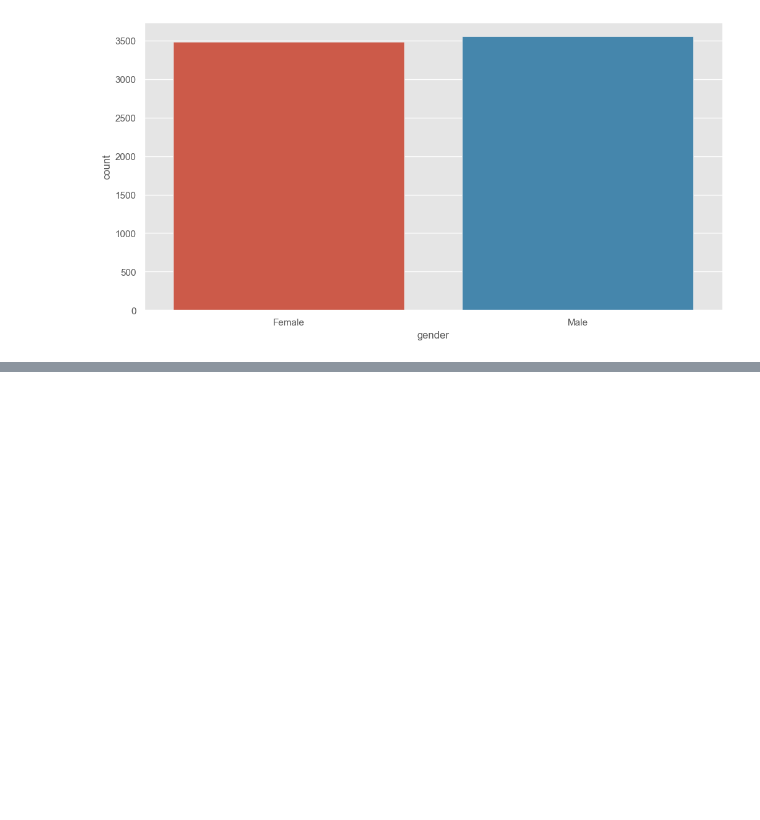
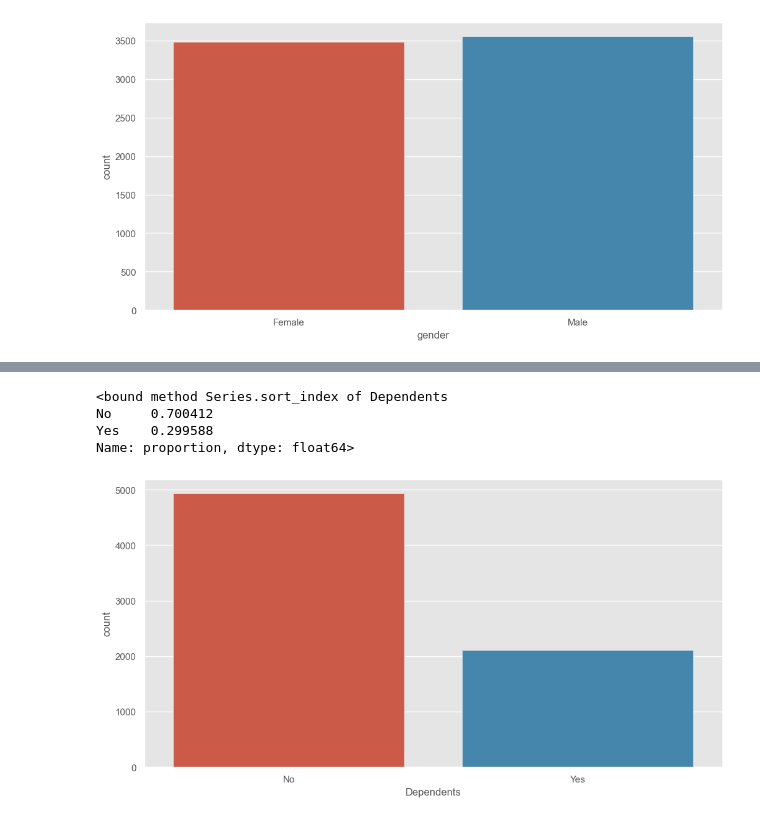
Before and after one commit to jdiegodmeza/ProyectoAnalisisPython, a Jupyter notebook: Trabajo Final_Juan Diego Diaz.ipynb, the cells around one changed output, grey strips where cells are left out. Drawn from its saved outputs; the diff is of its cells as text; code cells hidden in the pictures; blank space fills up the shorter version.

```diff
--- a/Trabajo Final_Juan Diego Diaz.ipynb
+++ b/Trabajo Final_Juan Diego Diaz.ipynb
@@ -146,0 +206,10 @@ sns.countplot(x='Churn',data=df,hue='gender')
+# %%
+plt.figure(figsize=(12,6))
+sns.countplot(data = categorias, x = 'Dependents')
+df['Dependents'].value_counts(1).sort_index
+# %% [output]
+<bound method Series.sort_index of Dependents
+No     0.700412
+Yes    0.299588
+Name: proportion, dtype: float64>
+[figure, added]
```
Also changed, not shown: parts of 39 cells of this notebook.
